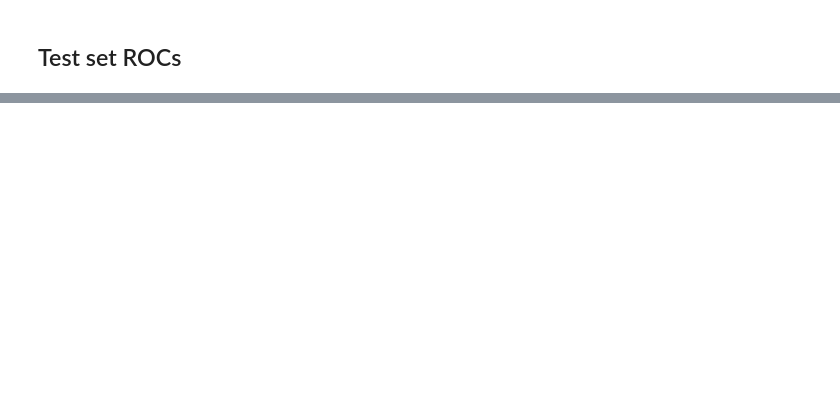
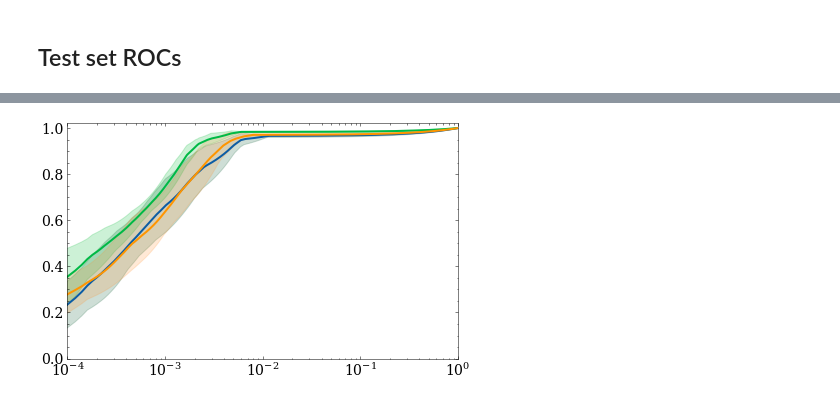
Before and after one commit to dtrizna/nebula, a Jupyter notebook: evaluation/paper_sota/results_roc_avast_multiclass.ipynb, the cells around one changed output, grey strips where cells are left out. Saved outputs shown, nothing was run; the diff lists cells and outputs as text; code cells hidden in the pictures; blank space fills up the shorter version.

```diff
--- a/evaluation/paper_sota/results_roc_avast_multiclass.ipynb
+++ b/evaluation/paper_sota/results_roc_avast_multiclass.ipynb
@@ -428,0 +477,18 @@ plot_science_roc(base_fpr_test, tprs_mean_test_all, tprs_std_test_all, "roc_curv
+# %%
+import matplotlib.pyplot as plt
+from nebula.misc.plots import set_size
+
+fig, ax = plt.subplots(1, 1, figsize=set_size())
+for model_type in ['nebula_bpe', 'neurlux', 'nebula_wht']:
+    plot_roc_curve(
+        base_fpr_val,
+        tprs_mean_val_all[model_type],
+        tprs_std_val_all[model_type],
+        model_name=model_type,
+        ax=ax,
+        semilogx=True,
+        xlim=[0.0001, 1],
+        ylim=[0, 1.02]
+    )
+# %% [output]
+[figure, added]
```
Also changed, not shown: parts of 10 cells of this notebook, 26 other files.
